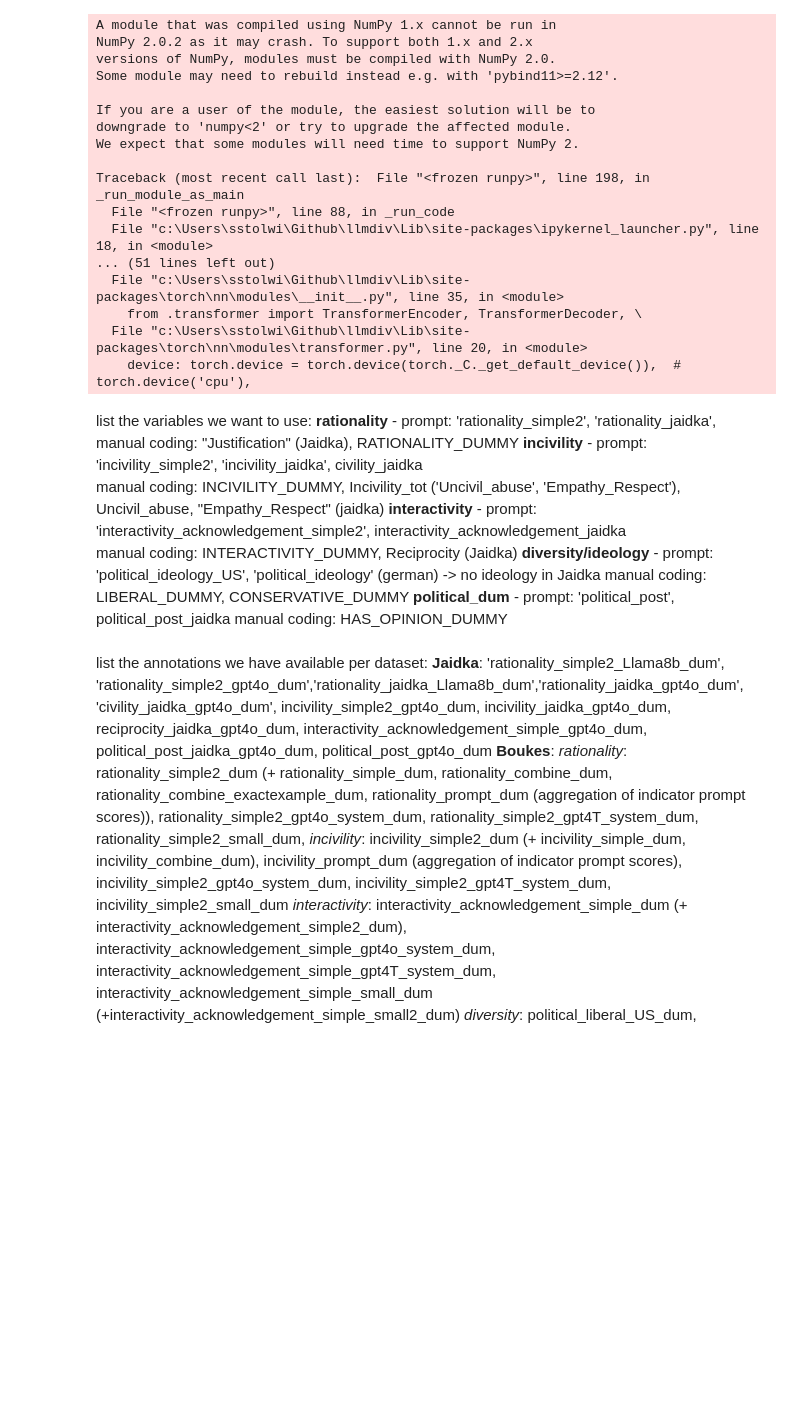
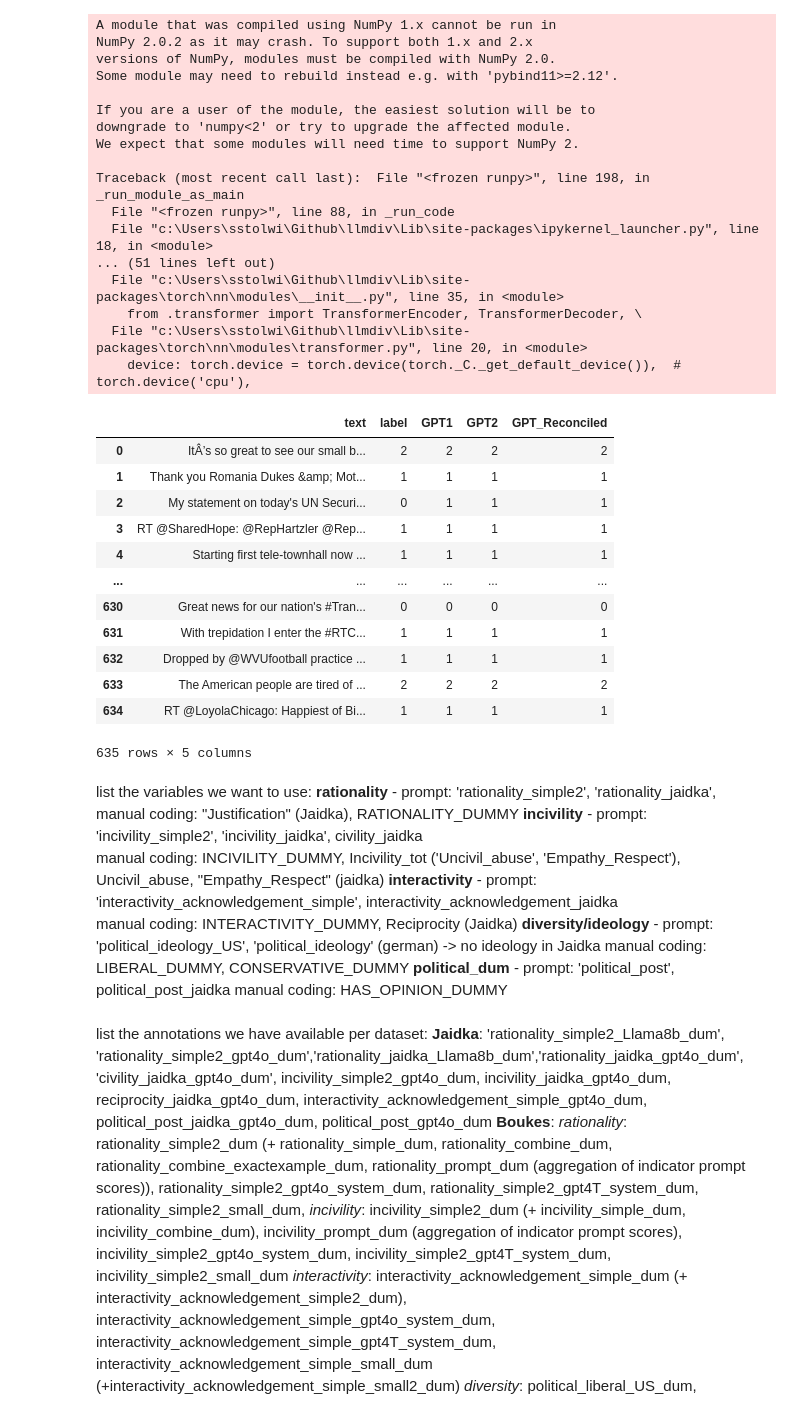
Before and after one commit to cl-trier/TWON-Exploration, a Jupyter notebook: 50--GLLM-annotation-bias-analysis.ipynb, the cells around one changed output. Saved outputs shown, nothing was run; the diff lists cells and outputs as text; code cells hidden in the pictures; blank space fills up the shorter version.

```diff
--- a/50--GLLM-annotation-bias-analysis.ipynb
+++ b/50--GLLM-annotation-bias-analysis.ipynb
@@ -55,16 +55,34 @@ naab = pd.read_parquet(f'{CFG.report_dir}/Naab2025.parquet')
 jaidka = pd.read_parquet('data/jaidka2022/TwitterDeliberativePolitics2.parquet')
 # Boukes
 boukes = pd.read_parquet('data/publicsphere/publicsphere.cardiff_prompt_classify_anon.parquet')
-boukesT = pd.read_csv('data/publicsphere/full_data.csv')
+boukesT = pd.read_csv('data/publicsphere/full_data.csv') # this includes the comments
+#the Boukes2024 data is a subset of this, select YT part of Boukes in line with Boukes2024:
+boukesTYT = boukesT[boukesT['Platform'] == 1]
 #MH_clemm 2024
-MHclemm = pd.read_parquet('data/MH_BClemm_data/germany_val_all_llama.parquet') #uses same prompt as Boukes, but different data (and here we use German, but could ask for English and (?) Spanish (?))
+MHclemm = pd.read_csv('data/MH_BClemm_data/Ideo_Val_GPT_USA.csv') #uses same prompt as Boukes, but different data (and here we use German, but could ask for English and (?) Spanish (?))
+# %%
+MHclemm
+# %% [output]
+|  | text | label | GPT1 | GPT2 | GPT_Reconciled |
+| 0 | ItÂ’s so great to see our small b... | 2 | 2 | 2 | 2 |
+| 1 | Thank you Romania Dukes &amp; Mot... | 1 | 1 | 1 | 1 |
+| 2 | My statement on today's UN Securi... | 0 | 1 | 1 | 1 |
+| 3 | RT @SharedHope: @RepHartzler @Rep... | 1 | 1 | 1 | 1 |
+| 4 | Starting first tele-townhall now ... | 1 | 1 | 1 | 1 |
+| ... | ... | ... | ... | ... | ... |
+| 630 | Great news for our nation's #Tran... | 0 | 0 | 0 | 0 |
+| 631 | With trepidation I enter the #RTC... | 1 | 1 | 1 | 1 |
+| 632 | Dropped by @WVUfootball practice ... | 1 | 1 | 1 | 1 |
+| 633 | The American people are tired of ... | 2 | 2 | 2 | 2 |
+| 634 | RT @LoyolaChicago: Happiest of Bi... | 1 | 1 | 1 | 1 |
+635 rows × 5 columns
 # %% [markdown]
 list the variables we want to use:
 **rationality** - prompt: 'rationality_simple2', 'rationality_jaidka',
   manual coding: "Justification" (Jaidka), RATIONALITY_DUMMY
 **incivility** - prompt: 'incivility_simple2', 'incivility_jaidka',  civility_jaidka
   manual coding: INCIVILITY_DUMMY, Incivility_tot ('Uncivil_abuse', 'Empathy_Respect'), Uncivil_abuse, "Empathy_Respect" (jaidka)
-**interactivity** - prompt: 'interactivity_acknowledgement_simple2', interactivity_acknowledgement_jaidka
+**interactivity** - prompt: 'interactivity_acknowledgement_simple', interactivity_acknowledgement_jaidka
   manual coding: INTERACTIVITY_DUMMY, Reciprocity (Jaidka)
 **diversity/ideology** - prompt: 'political_ideology_US', 'political_ideology' (german)  -> no ideology in Jaidka
   manual coding: LIBERAL_DUMMY, CONSERVATIVE_DUMMY
```
Also changed, not shown: parts of 73 cells of this notebook, 22 other files.
